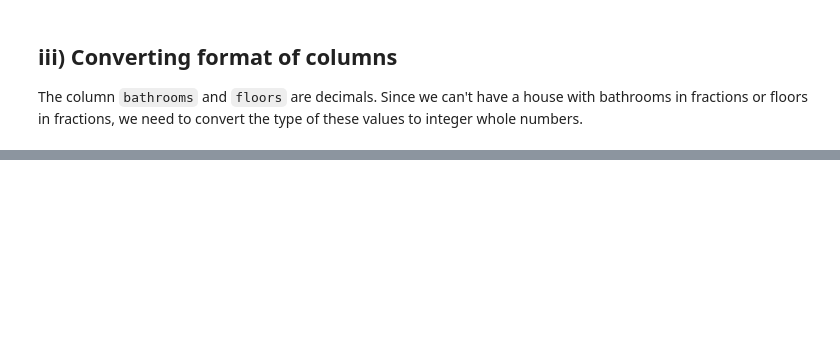
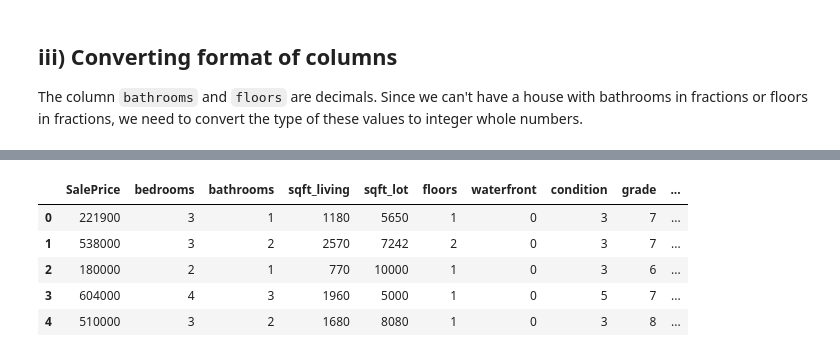
Before and after one commit to brandonbush2/Elite-Properties-Project, a Jupyter notebook: Elite Properties Group.ipynb, the cells around one changed output, grey strips where cells are left out. Cells and saved outputs as stored; diff of their text form; code cells hidden in the pictures; blank space fills up the shorter version.

```diff
--- a/Elite Properties Group.ipynb
+++ b/Elite Properties Group.ipynb
@@ -181,0 +315,13 @@ data.head()
+# %%
+#renaming column price
+data.rename(columns = {'price': 'SalePrice'}, inplace = True)
+# %%
+#previewing the data
+data.head()
+# %% [output]
+|  | SalePrice | bedrooms | bathrooms | sqft_living | sqft_lot | floors | waterfront | condition | grade | ... |
+| 0 | 221900 | 3 | 1 | 1180 | 5650 | 1 | 0 | 3 | 7 | ... |
+| 1 | 538000 | 3 | 2 | 2570 | 7242 | 2 | 0 | 3 | 7 | ... |
+| 2 | 180000 | 2 | 1 | 770 | 10000 | 1 | 0 | 3 | 6 | ... |
+| 3 | 604000 | 4 | 3 | 1960 | 5000 | 1 | 0 | 5 | 7 | ... |
+| 4 | 510000 | 3 | 2 | 1680 | 8080 | 1 | 0 | 3 | 8 | ... |
```
Also changed, not shown: parts of 32 cells of this notebook.
